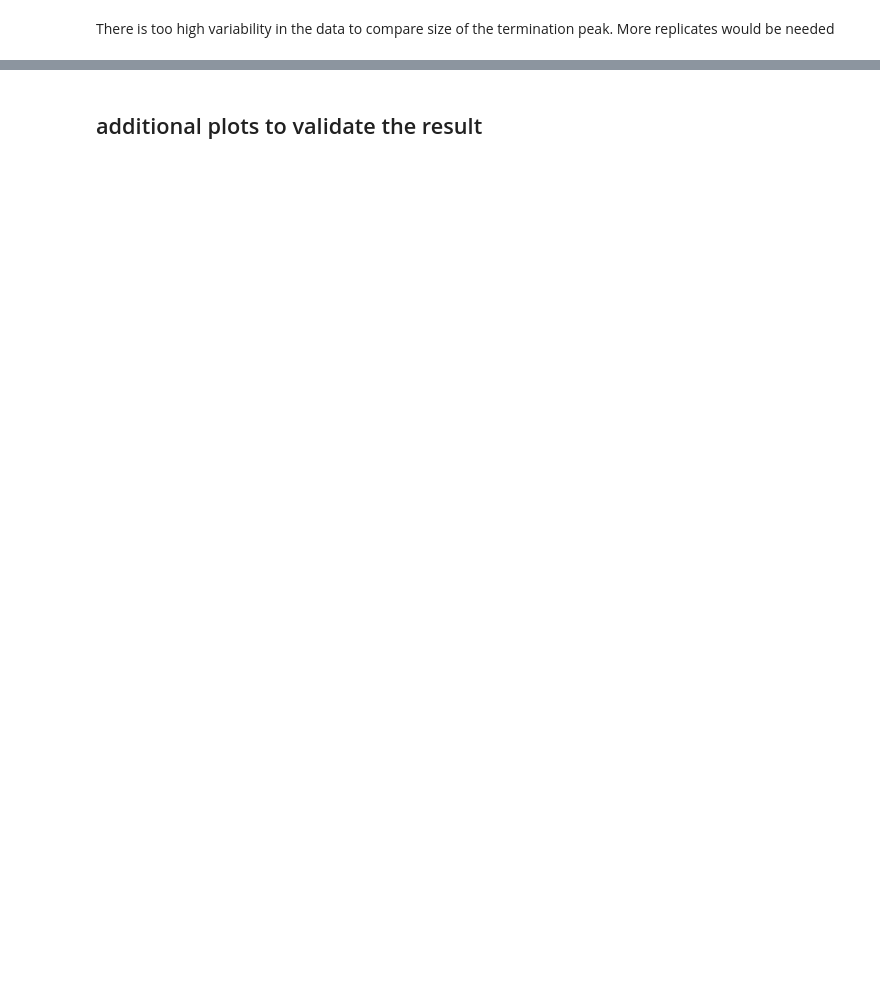
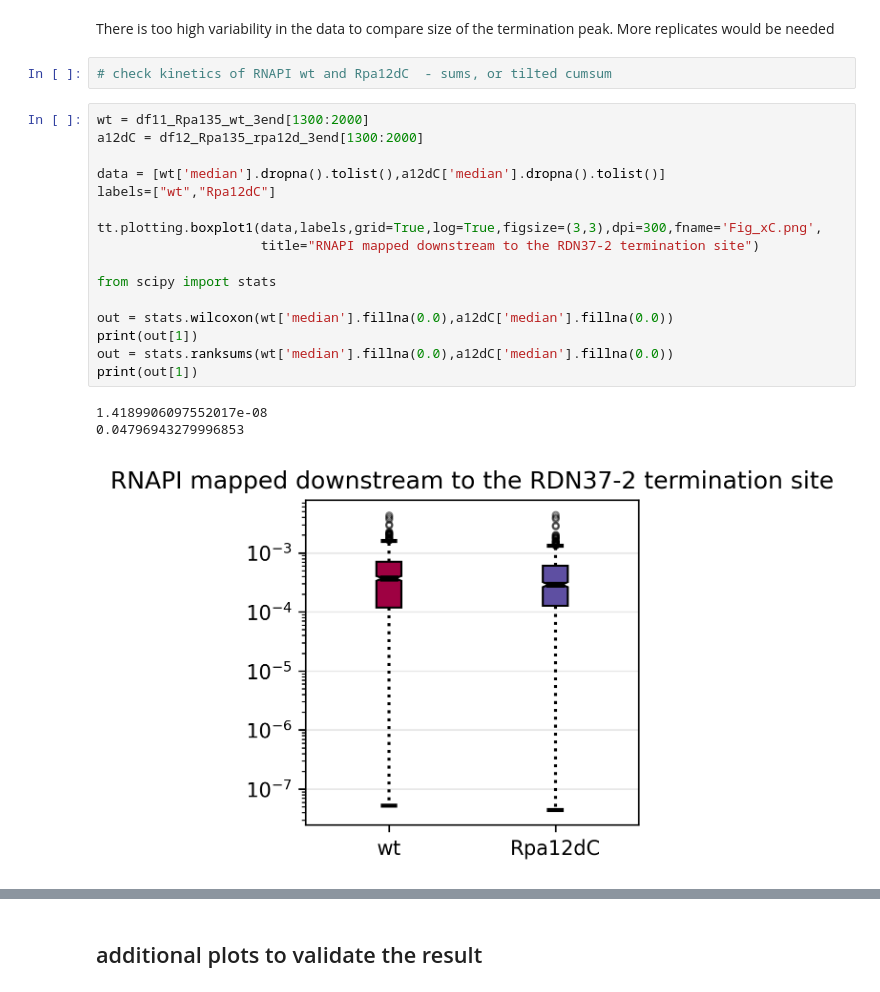
Before and after one commit to tturowski/Pol1_termination_MS, a Jupyter notebook: 05_notebooks/Fig_X_Rpa12_role_in_termination.ipynb, the cells around one changed output, grey strips where cells are left out. Drawn from its saved outputs; the diff is of its cells as text; blank space fills up the shorter version.

```diff
--- a/05_notebooks/Fig_X_Rpa12_role_in_termination.ipynb
+++ b/05_notebooks/Fig_X_Rpa12_role_in_termination.ipynb
@@ -128,2 +160,24 @@ See the caveats in the documentation: https://pandas.pydata.org/pandas-docs/stab
 # %% [markdown]
 There is too high variability in the data to compare size of the termination peak. More replicates would be needed
+# %%
+# check kinetics of RNAPI wt and Rpa12dC  - sums, or tilted cumsum
+# %%
+wt = df11_Rpa135_wt_3end[1300:2000]
+a12dC = df12_Rpa135_rpa12d_3end[1300:2000]
+
+data = [wt['median'].dropna().tolist(),a12dC['median'].dropna().tolist()]
+labels=["wt","Rpa12dC"]
+
+tt.plotting.boxplot1(data,labels,grid=True,log=True,figsize=(3,3),dpi=300,fname='Fig_xC.png',
+                     title="RNAPI mapped downstream to the RDN37-2 termination site")
+
+from scipy import stats
+
+out = stats.wilcoxon(wt['median'].fillna(0.0),a12dC['median'].fillna(0.0))
+print(out[1])
+out = stats.ranksums(wt['median'].fillna(0.0),a12dC['median'].fillna(0.0))
+print(out[1])
+# %% [output]
+1.4189906097552017e-08
+0.04796943279996853
+[figure, added]
```
Also changed, not shown: parts of 11 cells of this notebook, 5 other files.
